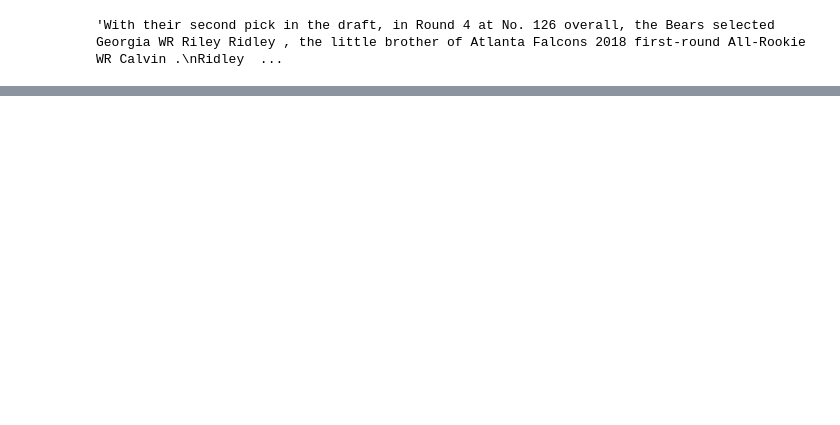
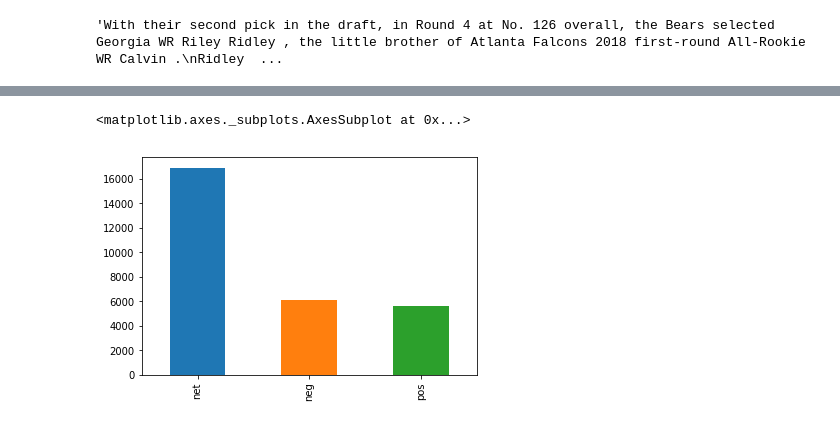
Before and after one commit to scottshepard/MScA, a Jupyter notebook: 32018/Assignments/FinalProject.ipynb, the cells around one changed output, grey strips where cells are left out. Saved outputs shown, nothing was run; the diff lists cells and outputs as text; code cells hidden in the pictures; blank space fills up the shorter version.

```diff
--- a/32018/Assignments/FinalProject.ipynb
+++ b/32018/Assignments/FinalProject.ipynb
@@ -17,0 +179,7 @@ df.text[0]
+# %%
+df['vader_sentiment_title'] = df.vader_score_title.apply(vader_sentiment)
+# %%
+df.vader_sentiment_title.value_counts().plot.bar()
+# %% [output]
+<matplotlib.axes._subplots.AxesSubplot at 0x...>
+[figure, added]
```
Also changed, not shown: parts of 25 cells of this notebook.
